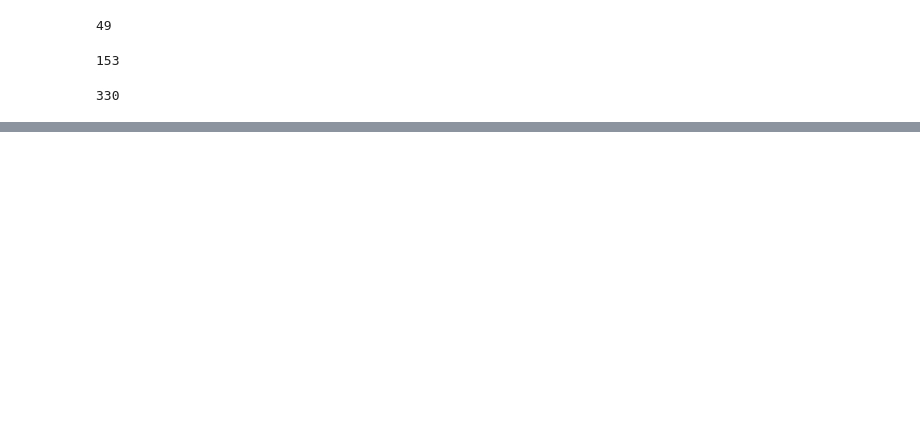
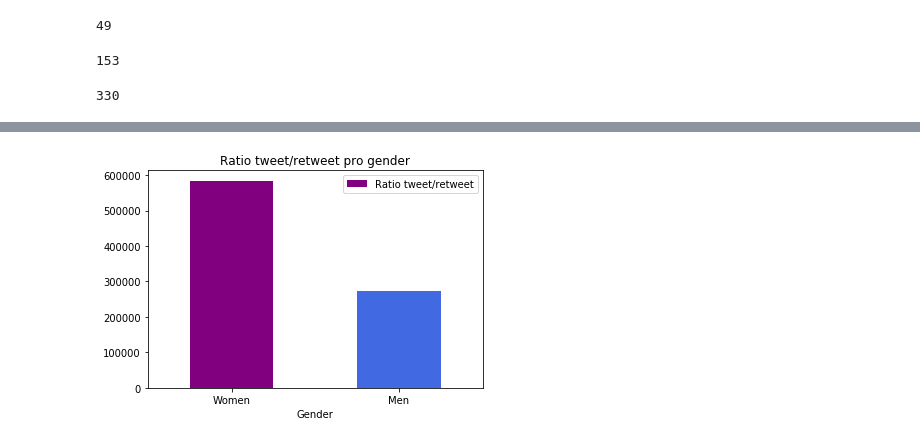
Before and after one commit to XaviJunior/omega, a Jupyter notebook: Code/Projet_Omega_GenderTweet.ipynb, the cells around one changed output, grey strips where cells are left out. Cells and saved outputs as stored; diff of their text form; code cells hidden in the pictures; blank space fills up the shorter version.

```diff
--- a/Code/Projet_Omega_GenderTweet.ipynb
+++ b/Code/Projet_Omega_GenderTweet.ipynb
@@ -103,0 +171,6 @@ ax = MG.plot.bar(x='Gender', y='Nb retweet', rot=0, title='Maximum retweet pro g
+# %%
+#Graph which illustre what the ratio tweet/retweet between man and woman
+MG = pd.DataFrame({'Gender':['Women', 'Men'], 'Ratio tweet/retweet':[RatioTRF, RatioTRM]})
+ax = MG.plot.bar(x='Gender', y='Ratio tweet/retweet', rot=0, title='Ratio tweet/retweet pro gender',color=['purple', 'royalblue'])
+# %% [output]
+[figure, added]
```
Also changed, not shown: parts of 19 cells of this notebook.
